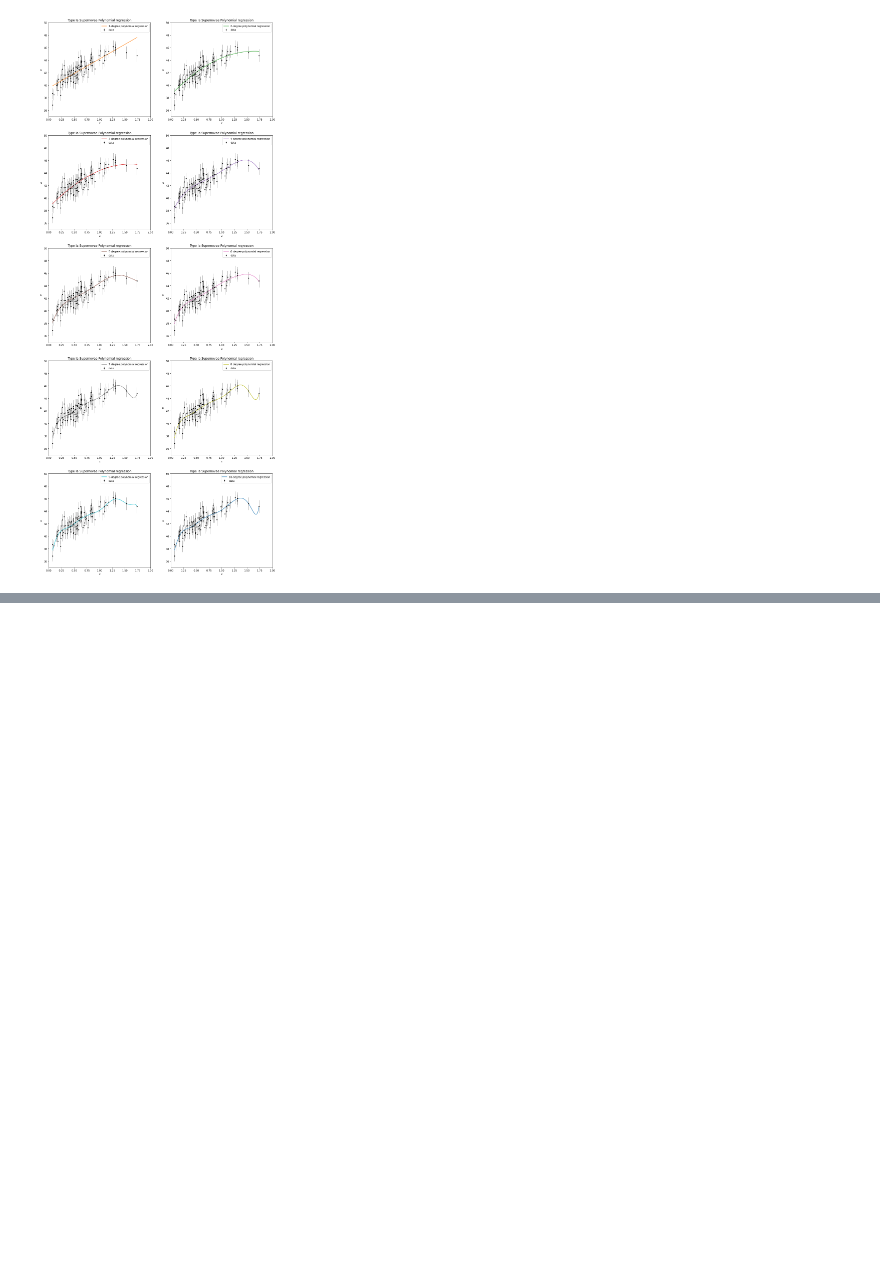
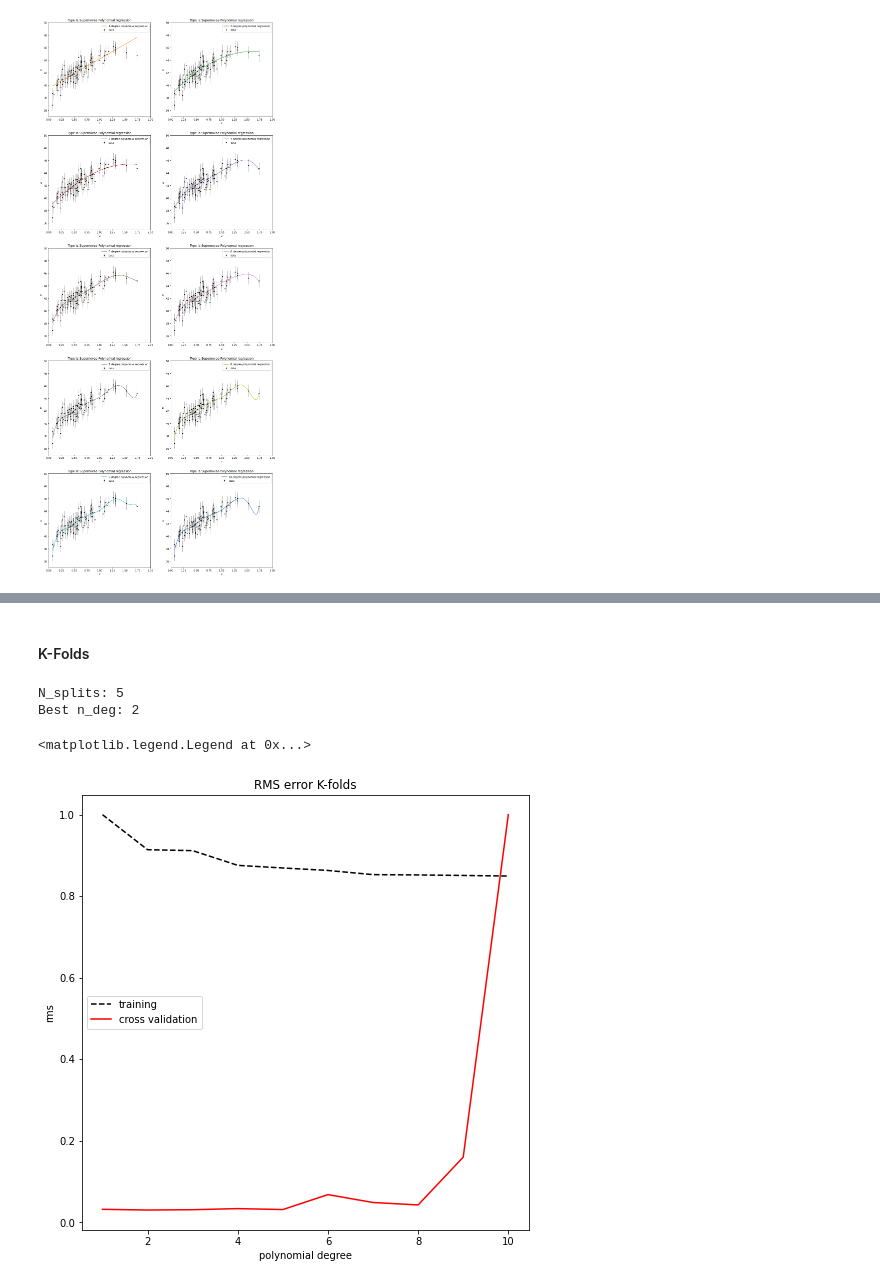
Before and after one commit to ludovicobizzarri/astrostatistics_bicocca_2024, a Jupyter notebook: working/Lesson 17/Supernovae distances and redshift.ipynb, the cells around one changed output, grey strips where cells are left out. Saved outputs shown, nothing was run; the diff lists cells and outputs as text; code cells hidden in the pictures; blank space fills up the shorter version.

Commit message:
Linear, Polynomial, Kernel Regression with cross validation and learning curves

```diff
--- a/working/Lesson 17/Supernovae distances and redshift.ipynb
+++ b/working/Lesson 17/Supernovae distances and redshift.ipynb
@@ -161,11 +160,3 @@ for n,ax in zip(n_degree,axis.flatten()):
     ax.legend()
 # %% [output]
 [figure]
-# %%
-model = PolynomialRegression(degree) # fit 3rd degree polynomial
-model.fit(Xtest, ytest)
-
-y_pred = model.predict(Xtest)
-n_constraints = degree + 1
-
-print(model.coef_)
@@ -171,0 +172,64 @@ print(model.coef_)
+# %%
+def error_func(y_true, y_m):
+    N = len(y_true)
+    return np.sqrt(1/N * np.sum((y_true-y_m)**2)) # implement the division by the sigma?
+# %% [markdown]
+#### K-Folds
+# %%
+n_degree = np.arange(1,11)
+
+err_cv = np.zeros(len(n_degree))
+err_train = np.zeros(len(n_degree))
+
+for deg in n_degree:
+    model = PolynomialRegression(deg)
+
+    # cross validation
+    n_splits = 5
+    kf = KFold(n_splits=n_splits) # sample splitting
+
+    err2_train_i = []
+    err2_cv_i = []
+
+    # iterating over the n_splits
+    for train, test in kf.split(X):
+
+        # define the model given the splitted data
+        model.fit(X[train],y[train])
+
+        #define the variables to compute the errors
+        y_train = model.predict(X[train])
+        y_cv = model.predict(X[test])
+        y_true_train = y[train]
+        y_true_cv = y[test]
+
+        # compute the errors on the training and cross-validation set for a given set
+        err2_train_i.append((error_func(y_true_train,y_train))**2) # take the square to sum
+        err2_cv_i.append((error_func(y_true_cv,y_cv))**2) # take the square to sum
+
+    err_train[deg-1] = np.sqrt(np.sum(err2_train_i))
+    err_cv[deg-1] = np.sqrt(np.sum(err2_cv_i))
+
+print('N_splits:',n_splits)
+
+# normalization of the error
+norm_err_cv = err_cv/err_cv.max()
+norm_err_train = err_train/err_train.max()
+
+print('Best n_deg:',np.argmin(norm_err_cv)+1)
+
+# plot
+fig = plt.figure(figsize=(8,8))
+
+plt.plot(n_degree,norm_err_train,color='black',ls='--',label='training')
+#plt.scatter(n_degree,norm_err_train,color='black')
+plt.plot(n_degree,norm_err_cv,color='red',ls='-',label='cross validation')
+plt.xlabel('polynomial degree')
+plt.ylabel('rms')
+plt.title('RMS error K-folds')
+plt.legend()
+# %% [output]
+N_splits: 5
+Best n_deg: 2
+<matplotlib.legend.Legend at 0x...>
+[figure, added]
```
Also changed, not shown: parts of 17 cells of this notebook.
